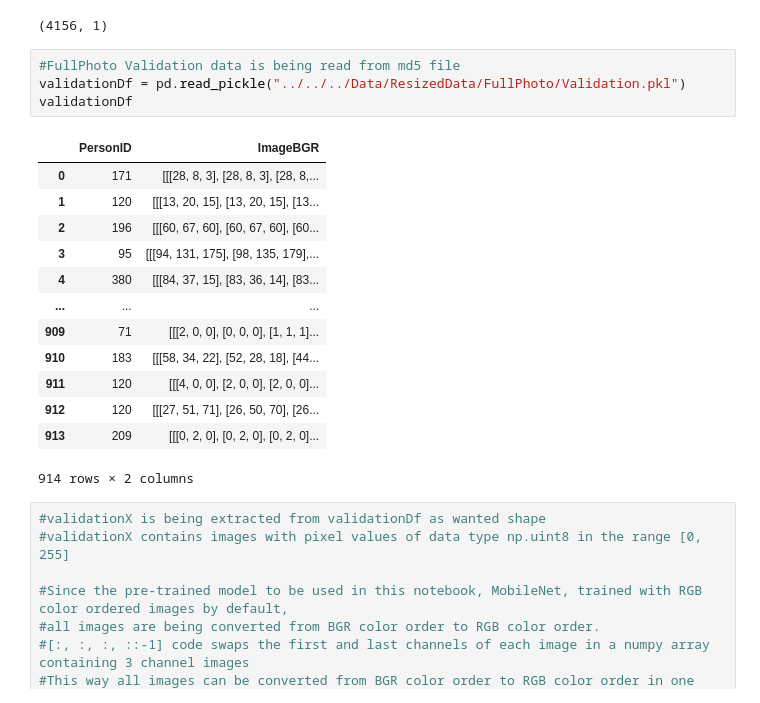
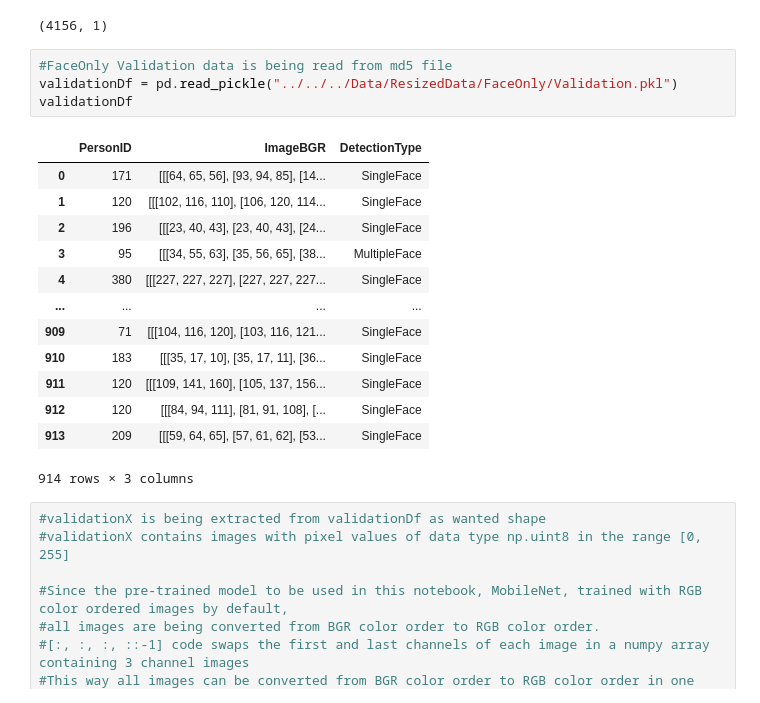
Before and after one commit to RsgAI/Face-Recognition, a Jupyter notebook: Training/ResizedData/FaceOnly/Training06.ipynb, the cells around one changed output. Cells and saved outputs as stored; diff of their text form.

```diff
--- a/Training/ResizedData/FullPhoto/Training08.ipynb
+++ b/Training/ResizedData/FaceOnly/Training06.ipynb
@@ -126,23 +126,23 @@ trainingY.shape
 # %% [output]
 (4156, 1)
 # %%
-#FullPhoto Validation data is being read from md5 file
-validationDf = pd.read_pickle("../../../Data/ResizedData/FullPhoto/Validation.pkl")
+#FaceOnly Validation data is being read from md5 file
+validationDf = pd.read_pickle("../../../Data/ResizedData/FaceOnly/Validation.pkl")
 validationDf
 # %% [output]
-|  | PersonID | ImageBGR |
-| 0 | 171 | [[[28, 8, 3], [28, 8, 3], [28, 8,... |
-| 1 | 120 | [[[13, 20, 15], [13, 20, 15], [13... |
-| 2 | 196 | [[[60, 67, 60], [60, 67, 60], [60... |
-| 3 | 95 | [[[94, 131, 175], [98, 135, 179],... |
-| 4 | 380 | [[[84, 37, 15], [83, 36, 14], [83... |
-| ... | ... | ... |
-| 909 | 71 | [[[2, 0, 0], [0, 0, 0], [1, 1, 1]... |
-| 910 | 183 | [[[58, 34, 22], [52, 28, 18], [44... |
-| 911 | 120 | [[[4, 0, 0], [2, 0, 0], [2, 0, 0]... |
-| 912 | 120 | [[[27, 51, 71], [26, 50, 70], [26... |
-| 913 | 209 | [[[0, 2, 0], [0, 2, 0], [0, 2, 0]... |
+|  | PersonID | ImageBGR | DetectionType |
+| 0 | 171 | [[[64, 65, 56], [93, 94, 85], [14... | SingleFace |
+| 1 | 120 | [[[102, 116, 110], [106, 120, 114... | SingleFace |
+| 2 | 196 | [[[23, 40, 43], [23, 40, 43], [24... | SingleFace |
+| 3 | 95 | [[[34, 55, 63], [35, 56, 65], [38... | MultipleFace |
+| 4 | 380 | [[[227, 227, 227], [227, 227, 227... | SingleFace |
+| ... | ... | ... | ... |
+| 909 | 71 | [[[104, 116, 120], [103, 116, 121... | SingleFace |
+| 910 | 183 | [[[35, 17, 10], [35, 17, 11], [36... | SingleFace |
+| 911 | 120 | [[[109, 141, 160], [105, 137, 156... | SingleFace |
+| 912 | 120 | [[[84, 94, 111], [81, 91, 108], [... | SingleFace |
+| 913 | 209 | [[[59, 64, 65], [57, 61, 62], [53... | SingleFace |
-914 rows × 2 columns
+914 rows × 3 columns
 # %%
 #validationX is being extracted from validationDf as wanted shape
 #validationX contains images with pixel values of data type np.uint8 in the range [0, 255]
```
Also changed, not shown: parts of 11 cells of this notebook, 15 other files.
